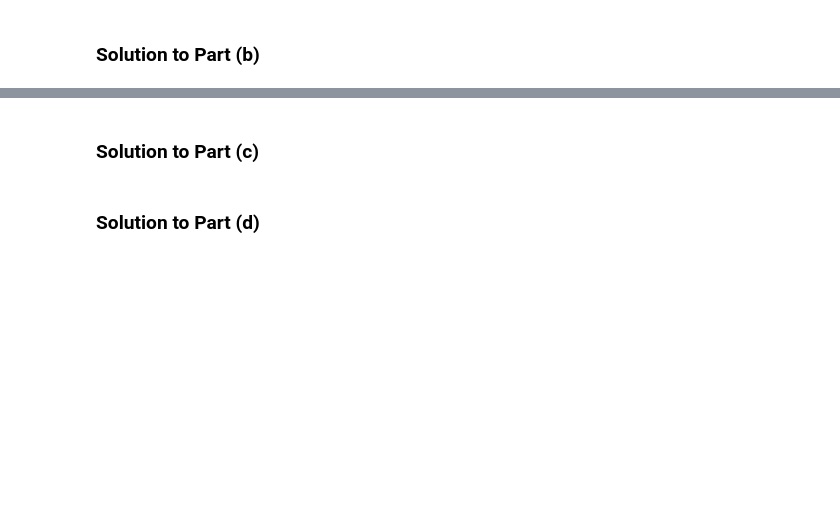
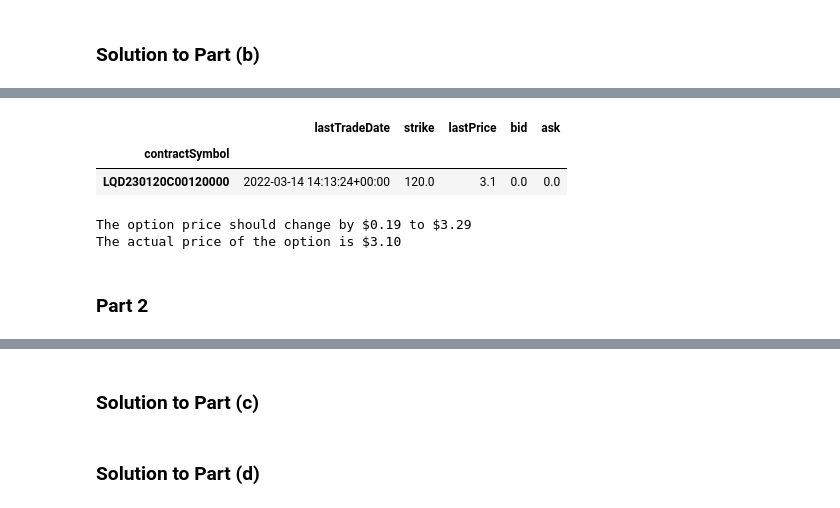
Before and after one commit to jdean53/GeneralWork, a Jupyter notebook: StoCal2/HW6.ipynb, the cells around one changed output, grey strips where cells are left out. Saved outputs shown, nothing was run; the diff lists cells and outputs as text; code cells hidden in the pictures; blank space fills up the shorter version.

```diff
--- a/StoCal2/HW6.ipynb
+++ b/StoCal2/HW6.ipynb
@@ -41,0 +170,20 @@ We consider a (european) call option on a stock with expiration in 3 months ($T
+# %%
+options_day_prior = pd.read_csv('hw6_option_chain_day_prior.csv',
+                index_col='contractSymbol')[['lastTradeDate','strike','lastPrice','bid','ask']]
+
+atm_option_day_prior = options_day_prior[options_day_prior['strike']==atm_k]
+atm_option_day_prior
+# %% [output]
+|  | lastTradeDate | strike | lastPrice | bid | ask |
+| contractSymbol |  |  |  |  |  |
+| LQD230120C00120000 | 2022-03-14 14:13:24+00:00 | 120.0 | 3.1 | 0.0 | 0.0 |
+# %%
+option_change = ((px_last - etf_data.iloc[-2,-2]) * lqd_greeks.loc['delta'])[0]
+proj_price = atm_option_day_prior['lastPrice'][0] + option_change
+print('The option price should change by ${:.2f} to ${:.2f}'.format(option_change, proj_price))
+print('The actual price of the option is ${:.2f}'.format(float(calls[calls['strike']==atm_k]['lastPrice'])))
+# %% [output]
+The option price should change by $0.19 to $3.29
+The actual price of the option is $3.10
+# %% [markdown]
+### Part 2
```
Also changed, not shown: parts of 31 cells of this notebook, 3 other files.
